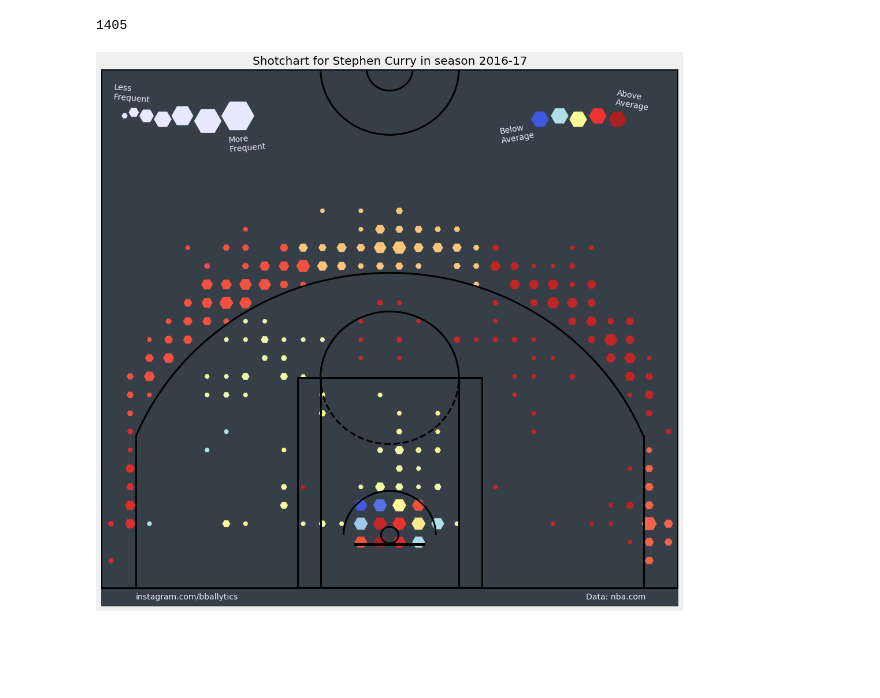
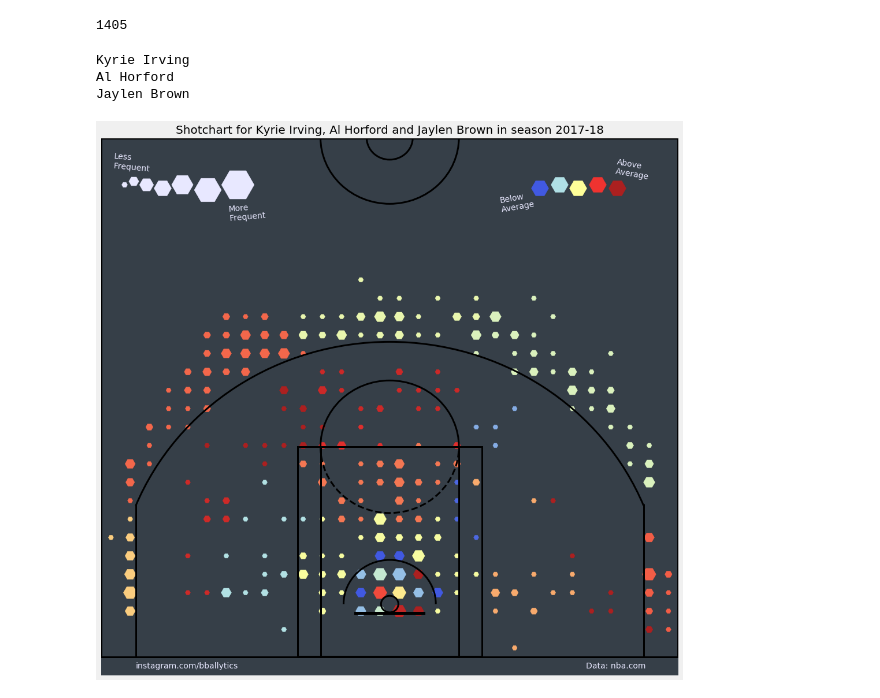
Before and after one commit to danchyy/Basketball_Analytics, a Jupyter notebook: Scripts/shot_chart_api/Shot_Chart.ipynb, the cells around one changed output. Saved outputs shown, nothing was run; the diff lists cells and outputs as text; code cells hidden in the pictures; blank space fills up the shorter version.

Commit message:
Modified script with charts for Kyrie Irving.

```diff
--- a/Scripts/shot_chart_api/Shot_Chart.ipynb
+++ b/Scripts/shot_chart_api/Shot_Chart.ipynb
@@ -190,6 +190,7 @@ def create_bins(df, bin_number_x = 30, bin_number_y=300 / (500.0 / 30.0), max_si
     max_out_of_restricted, second_biggest = float(sorted_non_ra[-1]), float(sorted_non_ra[-2])
     restricted_area_sorted = restricted_area.sort(key=lambda x : x[0])
     found_pairs = []
+    binned_found = []
 
     for j in range(len(df)):
         key = keys[j]
@@ -217,11 +218,15 @@ def create_bins(df, bin_number_x = 30, bin_number_y=300 / (500.0 / 30.0), max_si
         if is_restricted:
             # Debug it
             value_to_scale = max_out_of_restricted
-            if location_counts[key]  < max_out_of_restricted:
+            curr_value = location_counts[key]
+            if location_counts[key] < max_out_of_restricted:
                 value_to_scale = second_biggest
             shot_locations_counts.append( float(value_to_scale) / max_out_of_restricted * max_size )
         else:
-            shot_locations_counts.append( location_counts[key] / second_biggest * max_size )
+            value_to_scale = location_counts[key]
+            if value_to_scale >= second_biggest:
+                value_to_scale = second_biggest
+            shot_locations_counts.append( float(value_to_scale) / second_biggest * max_size )
 
         # shot_locations_counts.append( location_counts[key] / max_shots_at_location * max_size )
         raw_counts.append(location_counts[key])
@@ -235,8 +240,13 @@ def create_bins(df, bin_number_x = 30, bin_number_y=300 / (500.0 / 30.0), max_si
         binned_x = ((x_bin * float(width)) / bin_number_x + ((x_bin+1) * float(width)) / bin_number_x) / 2 - norm_x
         binned_y = ((y_bin * float(height)) / bin_number_y + ((y_bin+1) * float(height)) / bin_number_y) / 2 - norm_y
 
-        x_bins.append(binned_x)
-        y_bins.append(binned_y)
+        if (binned_x, binned_y) not in binned_found:
+            x_bins.append(binned_x)
+            y_bins.append(binned_y)
+            binned_found.append((binned_x, binned_y))
+        else:
+            x_bins.append(0)
+            y_bins.append(-100)
 
         if location_counts[key] > 1:
             if (binned_x, binned_y) not in found_pairs:
@@ -362,6 +369,18 @@ binned_df = create_bins(player_df, bin_number_x=bin_num_x, bin_number_y=300.0 /
+# %%
+boston_players = [["Kyrie", "Irving"], ["Al", "Horford"], ["Jaylen", "Brown"]]
+season = "2017-18"
+
+league_average = shotchart.ShotChart(player_id=player.get_player("Kyrie", "Irving", season=season)).league_average()
+boston_data = get_shotchart_for_players(boston_players)
+# %% [output]
+Kyrie Irving
+Al Horford
+Jaylen Brown
+# %%
+binned_df = create_bins(boston_data, league_average=league_average)
 # %%
 cleared_df = binned_df
-cleared_df = binned_df.loc[binned_df.LOC_RAW_COUNTS>1]
+#cleared_df = binned_df.loc[binned_df.LOC_RAW_COUNTS>1]
 # %%
 fig = plt.figure(figsize=(16, 16))
 # colors_dict = {0:'red', 1:'green'}
@@ -373,7 +392,7 @@ cmap = sns.blend_palette(colors=["#4159E1", "#B0E0E6", "#FFFF99","#EF3330", "#AB
 # LOC_X, LOC_Y -> real locs
 # BIN_LOC_X, BIN_LOC_Y -> binned locations
 marker = 'H'
-paths = plt.scatter(x=cleared_df.PLOT_X, y=cleared_df.PLOT_Y, marker=marker, s=cleared_df.LOC_COUNTS, c=cleared_df.PCT_LEAGUE_COMPARISON_ZONE, cmap=cmap)
+paths = plt.scatter(x=cleared_df.BIN_LOC_X, y=cleared_df.BIN_LOC_Y, marker=marker, s=cleared_df.LOC_COUNTS, c=cleared_df.PCT_LEAGUE_COMPARISON_ZONE, cmap=cmap)
 
 """for i in range(len(cleared_df)):
     if cleared_df.iloc[i].LOCATION_CODE == "3C" or cleared_df.iloc[i].LOCATION_CODE == "RC":
@@ -410,35 +429,35 @@ curr_ax = plt.gca()
 #plt.yticks(np.arange(-50, 490, 20))
 # Removing ticks
 plt.xticks([])
 plt.yticks([])
 
 # Title
-plt.title("Shotchart for " + player_name + " " + player_surname + " in season " + season, size=20)
+plt.title("Shotchart for Kyrie Irving, Al Horford and Jaylen Brown in season " + season, size=20)
 
 # Drawing court
 draw_court(outer_lines=True, lw=3)
 plt.xlim(-251,251)
 plt.ylim(-65,423)
 
 plt.text(x=-220, y=-58, s="instagram.com/bballytics", color="#E8E8FF")
 plt.text(x=170, y=-58, s="Data: nba.com", color="#E8E8FF")
 
 # Colorbar
 """cax = fig.add_axes([0.7, 0.82, 0.2, 0.025])
 colorbar = plt.colorbar(mappable=paths, cax=cax, orientation='horizontal', format='%d%%')
 #colorbar = plt.colorbar(cax=cax, orientation='horizontal', format='%+d%%') # + is for positive percentage
 cax.set_xlabel("Comparison to league average percentages",
             fontsize=12, labelpad=-60, color="#E2E2FF")
 colorbar.outline.set_visible(False)
 plt.setp(plt.getp(colorbar.ax.axes, 'xticklabels'), color="#E2E2FF", fontsize=10)
 """
 
 # Saving figure
 #plt.savefig('lebron.png', bbox_inches='tight')
 #colorbar.set_label('Comparison to league average percentages', color='#E2E2FF', size=16, coords=(1.5, 1.5))
 plt.show()
 # %% [output]
-[figure, old version]
+[figure, new version]
 # %%
 binned_gsw = create_bins(gsw_data, league_average=league_average)
 binned_hou = create_bins(rockets_data, league_average=league_average)
```
Also changed, not shown: parts of 6 cells of this notebook.
